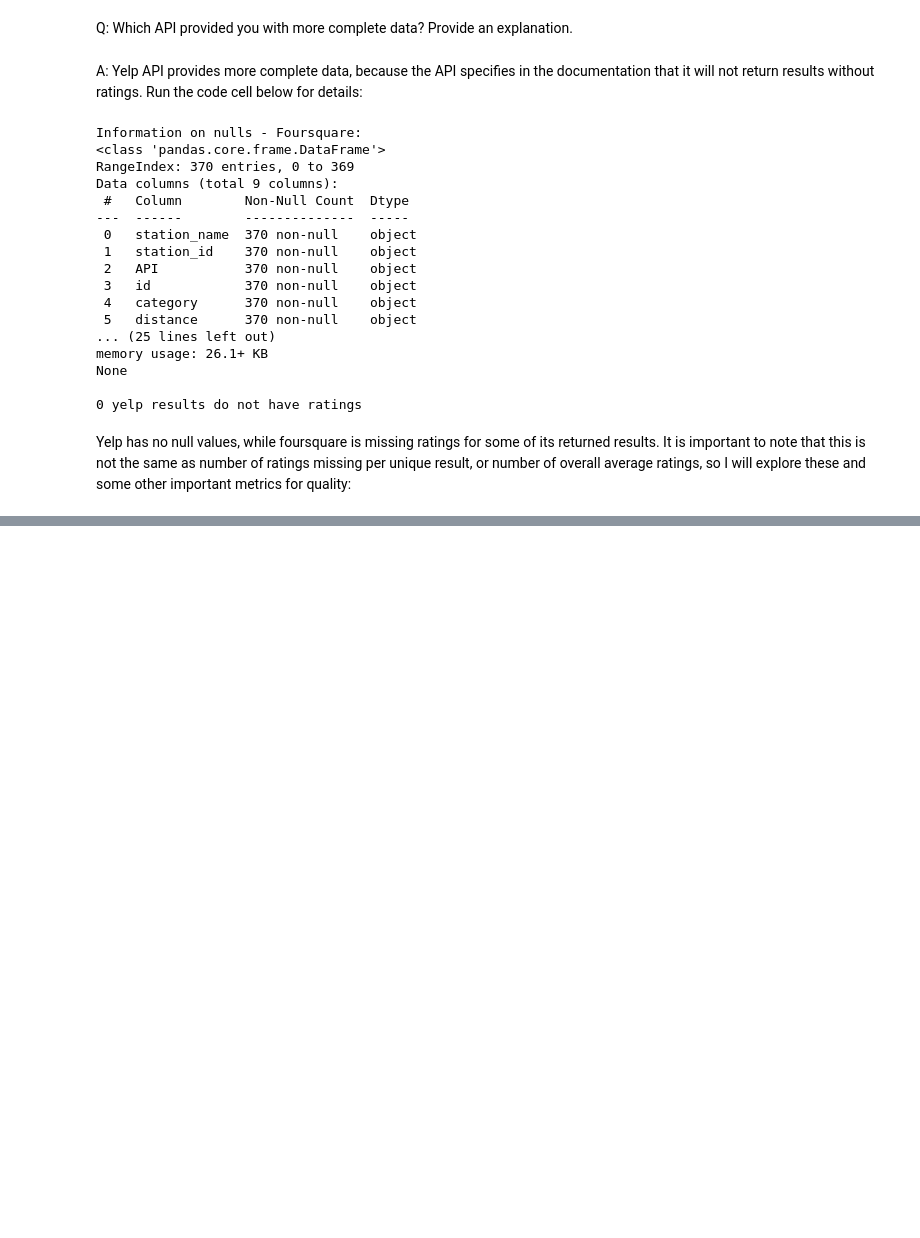
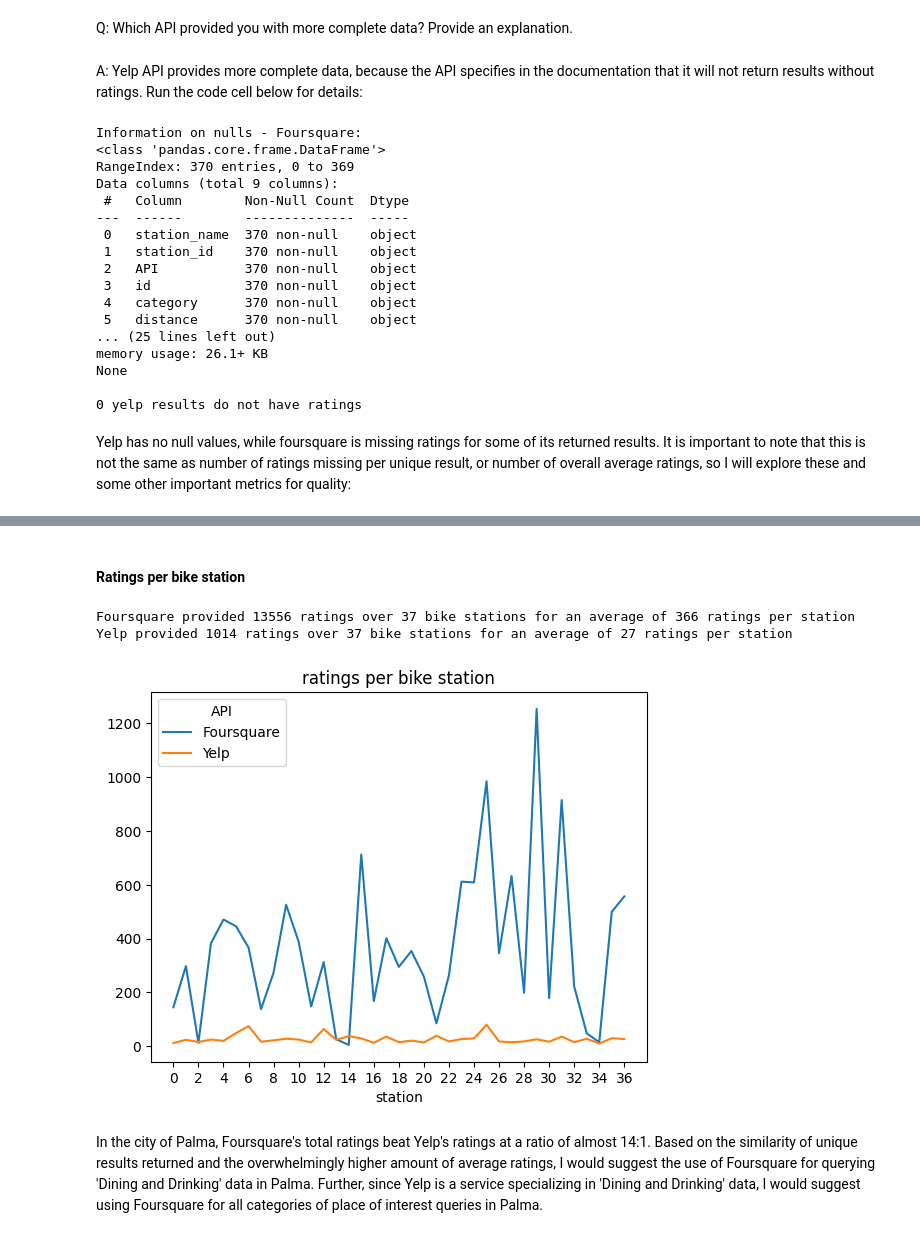
Before and after one commit to noamurphy/Biketouring, a Jupyter notebook: notebooks/yelp_foursquare_EDA.ipynb, the cells around one changed output, grey strips where cells are left out. Cells and saved outputs as stored; diff of their text form; code cells hidden in the pictures; blank space fills up the shorter version.

```diff
--- a/notebooks/yelp_foursquare_EDA.ipynb
+++ b/notebooks/yelp_foursquare_EDA.ipynb
@@ -16,7 +19,4 @@ import time
 FOURSQUARE_API_KEY = os.getenv('FOURSQUARE_API_KEY')
 YELP_API_KEY = os.getenv('YELP_API_KEY')
 CALL_DELAY = 0.25 # pause (in s) after each call
-# %%
-# load data
-CITY_BIKES = pd.read_csv('../data/Networks/palmaBikes.csv')
 # %%
@@ -91,7 +96,7 @@ def getPOIs_FSQR(cityBikes_df):
 
             # add station information
             station_name = cityBikes_df.iloc[station]['name']
-            station_id = cityBikes_df.iloc[station]['id']
+            station_id = cityBikes_df.iloc[station]['station_id']
 
             # save to dataframe
             new_row = pd.Series({'station_name': station_name, 'station_id': station_id,
@@ -262,0 +243,25 @@ Get the top 10 restaurants according to their rating
+# %% [markdown]
+#### Ratings per bike station
+# %%
+fsqr_sumRatings = results_FSQR['ratings'].sum()
+yelp_sumRatings = results_YELP['ratings'].sum()
+print(f'Foursquare provided {fsqr_sumRatings} ratings over {len(CITY_BIKES)} bike stations for an average of {round(fsqr_sumRatings / len(CITY_BIKES))} ratings per station')
+print(f'Yelp provided {yelp_sumRatings} ratings over {len(CITY_BIKES)} bike stations for an average of {round(yelp_sumRatings / len(CITY_BIKES))} ratings per station')
+
+# create comparison lineplot
+fsqr_sums_df = results_FSQR[['API', 'station_name', 'ratings']].groupby('station_name').sum()
+yelp_sums_df = results_YELP[['API', 'station_name', 'ratings']].groupby('station_name').sum()
+
+plt.plot(range(len(fsqr_sums_df)), (fsqr_sums_df['ratings']))
+plt.plot(range(len(yelp_sums_df)), (yelp_sums_df['ratings']))
+plt.title('ratings per bike station')
+plt.xlabel('station')
+plt.xticks((range(len(fsqr_sums_df)))[::2])
+plt.legend(title='API', loc='upper left', labels=['Foursquare', 'Yelp'])
+plt.savefig(f'../images/ratingsPerBikeStation{city}.png')
+# %% [output]
+Foursquare provided 13556 ratings over 37 bike stations for an average of 366 ratings per station
+Yelp provided 1014 ratings over 37 bike stations for an average of 27 ratings per station
+[figure, added]
+# %% [markdown]
+In the city of Palma, Foursquare's total ratings beat Yelp's ratings at a ratio of almost 14:1. Based on the similarity of unique results returned and the overwhelmingly higher amount of average ratings, I would suggest the use of Foursquare for querying 'Dining and Drinking' data in Palma. Further, since Yelp is a service specializing in 'Dining and Drinking' data, I would suggest using Foursquare for all categories of place of interest queries in Palma.
```
Also changed, not shown: parts of 12 cells of this notebook, 4 other files.
